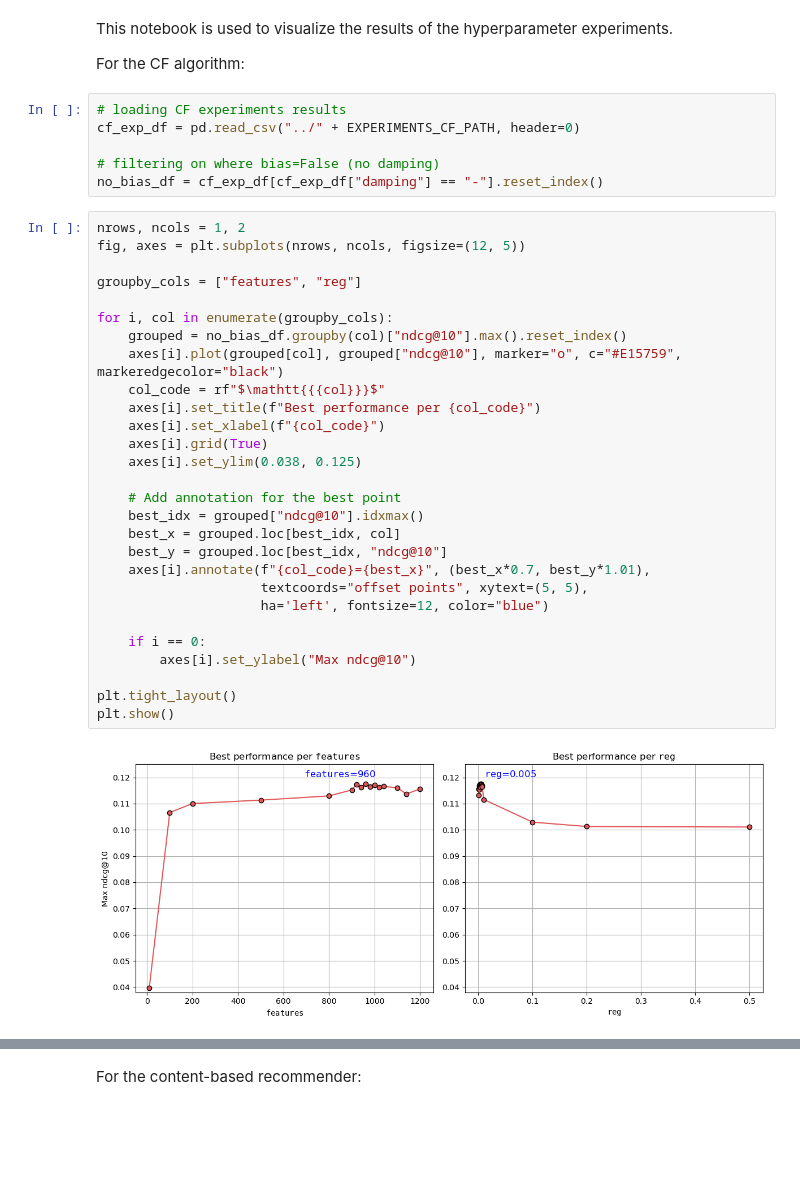
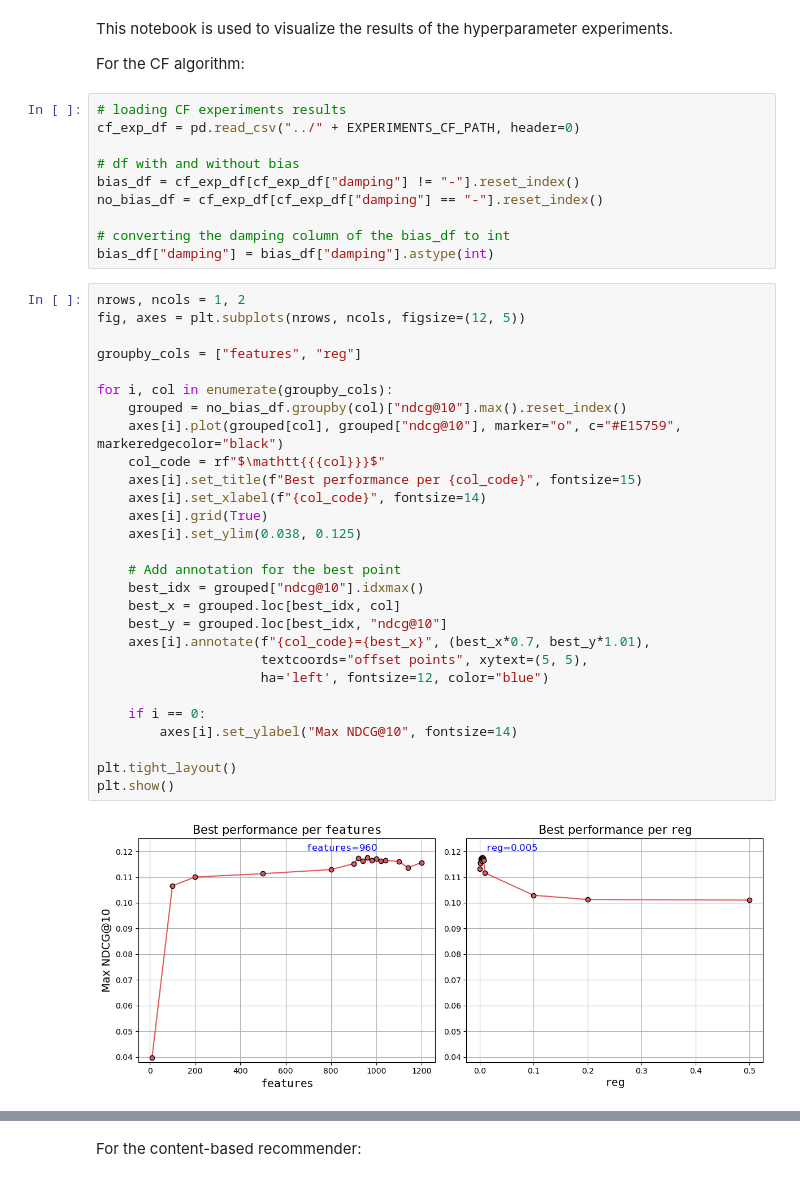
Before and after one commit to SebWae/dr-podcast-recsys-bsc-project, a Jupyter notebook: eda/experiments_viz.ipynb, the cells around one changed output, grey strips where cells are left out. Drawn from its saved outputs; the diff is of its cells as text; blank space fills up the shorter version.

```diff
--- a/eda/experiments_viz.ipynb
+++ b/eda/experiments_viz.ipynb
@@ -21,35 +20,39 @@ For the CF algorithm:
 # loading CF experiments results
 cf_exp_df = pd.read_csv("../" + EXPERIMENTS_CF_PATH, header=0)
 
-# filtering on where bias=False (no damping)
+# df with and without bias
+bias_df = cf_exp_df[cf_exp_df["damping"] != "-"].reset_index()
 no_bias_df = cf_exp_df[cf_exp_df["damping"] == "-"].reset_index()
+
+# converting the damping column of the bias_df to int
+bias_df["damping"] = bias_df["damping"].astype(int)
 # %%
 nrows, ncols = 1, 2
 fig, axes = plt.subplots(nrows, ncols, figsize=(12, 5))
 
 groupby_cols = ["features", "reg"]
 
 for i, col in enumerate(groupby_cols):
     grouped = no_bias_df.groupby(col)["ndcg@10"].max().reset_index()
     axes[i].plot(grouped[col], grouped["ndcg@10"], marker="o", c="#E15759", markeredgecolor="black")
     col_code = rf"$\mathtt{{{col}}}$"
-    axes[i].set_title(f"Best performance per {col_code}")
-    axes[i].set_xlabel(f"{col_code}")
+    axes[i].set_title(f"Best performance per {col_code}", fontsize=15)
+    axes[i].set_xlabel(f"{col_code}", fontsize=14)
     axes[i].grid(True)
     axes[i].set_ylim(0.038, 0.125)
 
     # Add annotation for the best point
     best_idx = grouped["ndcg@10"].idxmax()
     best_x = grouped.loc[best_idx, col]
     best_y = grouped.loc[best_idx, "ndcg@10"]
     axes[i].annotate(f"{col_code}={best_x}", (best_x*0.7, best_y*1.01),
                      textcoords="offset points", xytext=(5, 5),
                      ha='left', fontsize=12, color="blue")
 
     if i == 0:
-        axes[i].set_ylabel("Max ndcg@10")
+        axes[i].set_ylabel("Max NDCG@10", fontsize=14)
 
 plt.tight_layout()
 plt.show()
 # %% [output]
-[figure, old version]
+[figure, new version]
```
Also changed, not shown: parts of 2 cells of this notebook.
